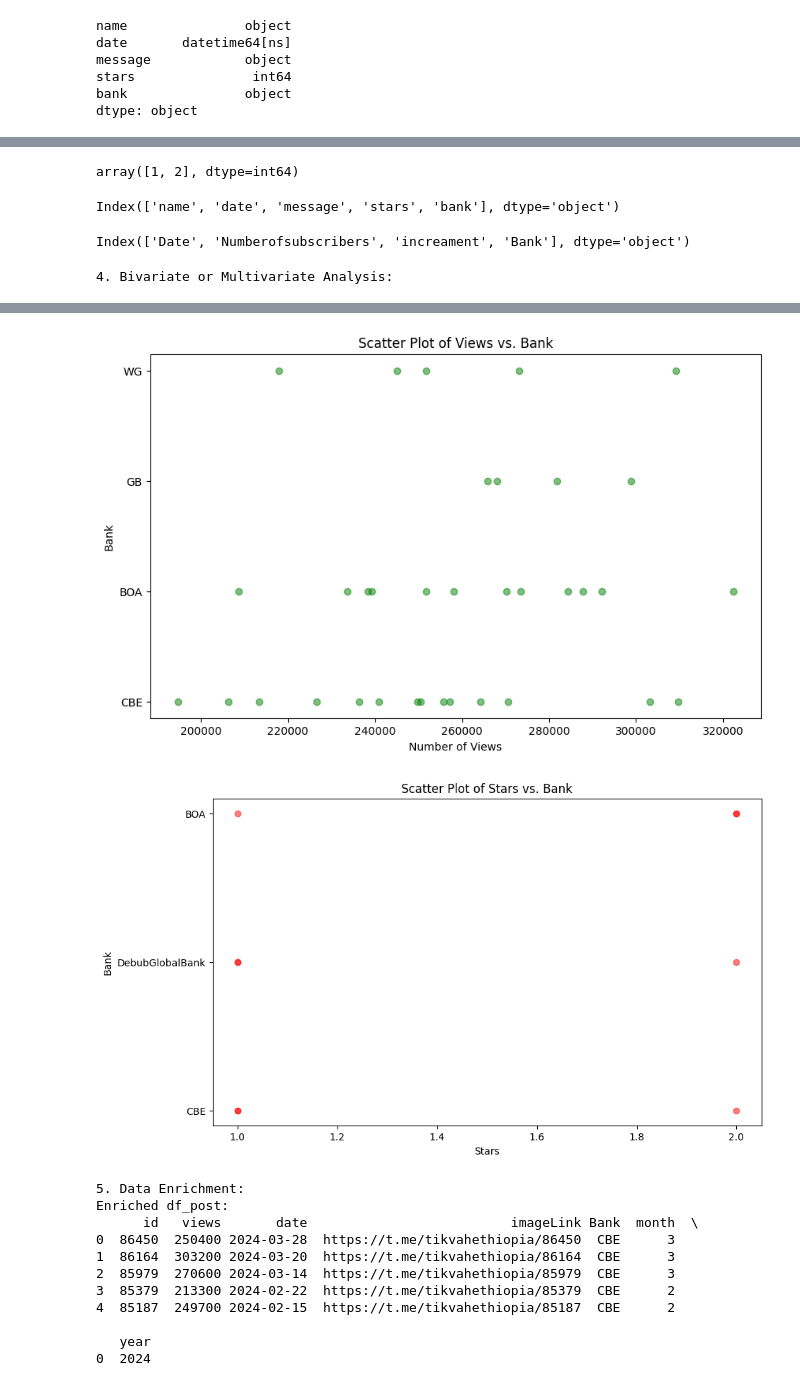
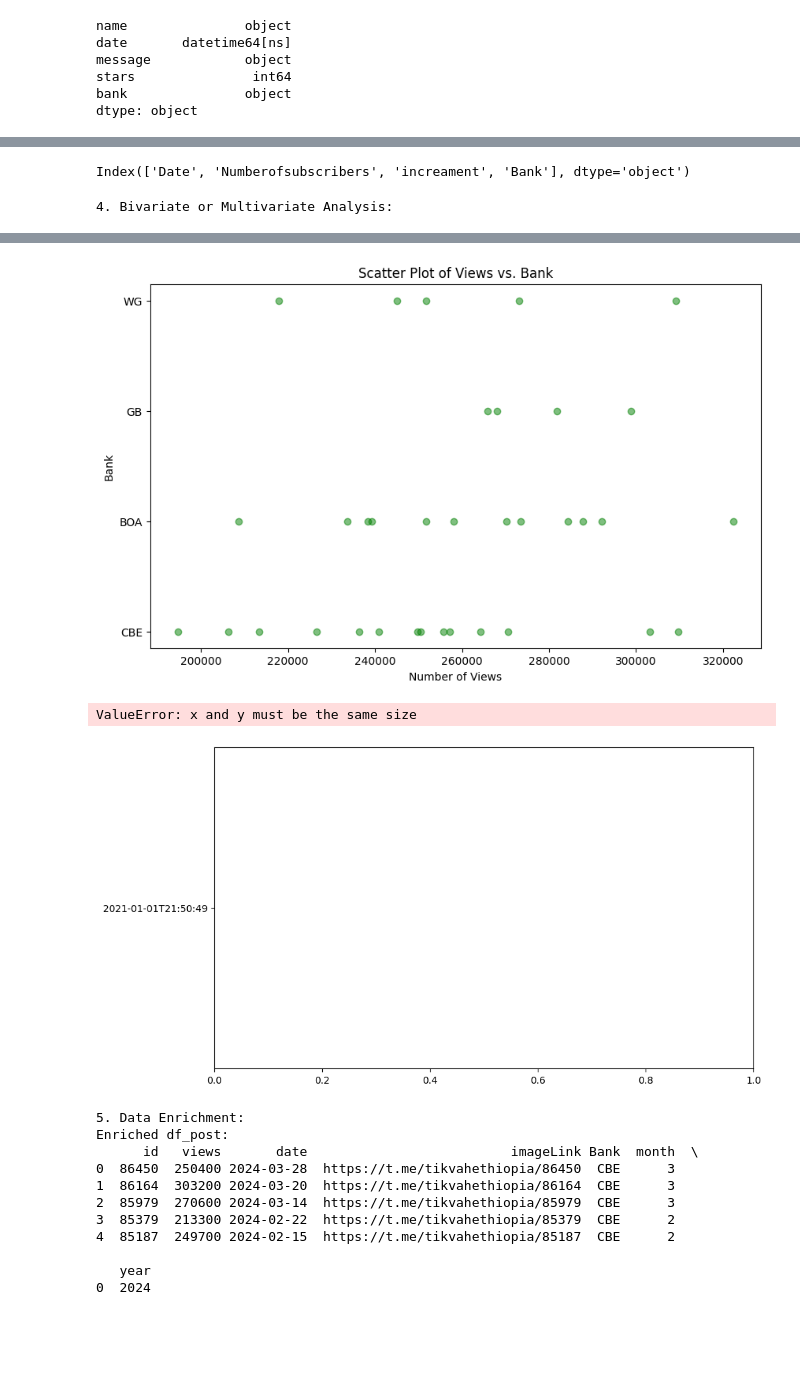
Before and after one commit to Endework/Marketing, a Jupyter notebook: Notebooks/EDA.ipynb, the cells around one changed output, grey strips where cells are left out. Drawn from its saved outputs; the diff is of its cells as text; code cells hidden in the pictures; blank space fills up the shorter version.

```diff
--- a/Notebooks/EDA.ipynb
+++ b/Notebooks/EDA.ipynb
@@ -19,0 +108,10 @@ df_post.head()
+# %%
+from datetime import datetime
+
+def date_parser(x):
+    try:
+        return pd.to_datetime(x)
+    except ValueError:
+        return datetime.strptime('2024 ' + x, '%Y %b %d at %H:%M').date()
+
+df_post['date'] = df_post['date'].apply(date_parser)
@@ -19,0 +133,7 @@ df_post.head()
+# %%
+df_post.fillna('Not found', inplace=True)
+# %%
+import pandas as pd
+
+# Assuming df is your DataFrame and 'column_name' is the name of your column
+df_post['views'] = df_post['views'].replace({'K': '*1e3'}, regex=True).map(pd.eval).astype(int)
@@ -19,0 +151,2 @@ df_post.head()
+# %%
+df_post['date'] = pd.to_datetime(df_post['date'])
@@ -197,11 +362,3 @@ plt.show()
-# %%
-df_google['stars'].unique()
-# %% [output]
-array([1, 2], dtype=int64)
-# %%
-df_google.columns
-# %% [output]
-Index(['name', 'date', 'message', 'stars', 'bank'], dtype='object')
 # %%
 df_sub.columns
 # %% [output]
@@ -227,10 +384,16 @@ plt.show()
 
 # Scatter plot for df_google
 plt.figure(figsize=(10, 6))
-plt.scatter(df_google['stars'], df_google['bank'], color='red', alpha=0.5)
+plt.scatter(df_boa_googleplay['score'], df_cbe_googleplay['at'], color='red', alpha=0.5)
 plt.title('Scatter Plot of Stars vs. Bank')
 plt.xlabel('Stars')
 plt.ylabel('Bank')
 plt.show()
+plt.figure(figsize=(10, 6))
+plt.scatter(df_cbe_googleplay['score'], df_cbe_googleplay['at'], color='purple', alpha=0.5)
+plt.title('Scatter Plot of Stars vs. Bank')
+plt.xlabel('Stars')
+plt.ylabel('Bank')
+plt.show()
 # %% [output]
 4. Bivariate or Multivariate Analysis:
@@ -238,5 +401,6 @@ plt.show()
 [figure]
+ValueError: x and y must be the same size
-[figure, old version]
+[figure, new version]
 # %%
 # Data Enrichment
 print("5. Data Enrichment:")
```
Also changed, not shown: parts of 39 cells of this notebook, 23 other files.
